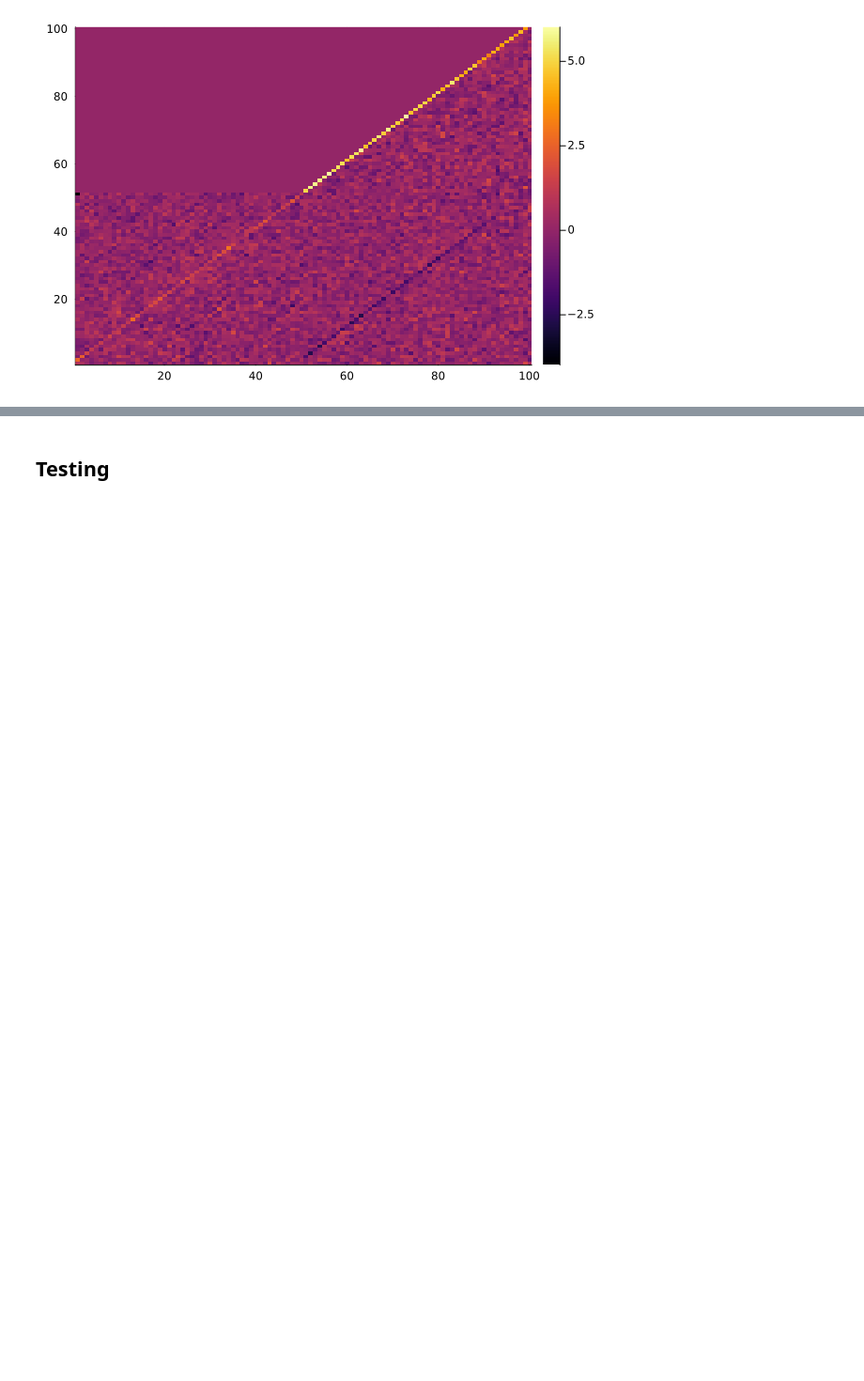
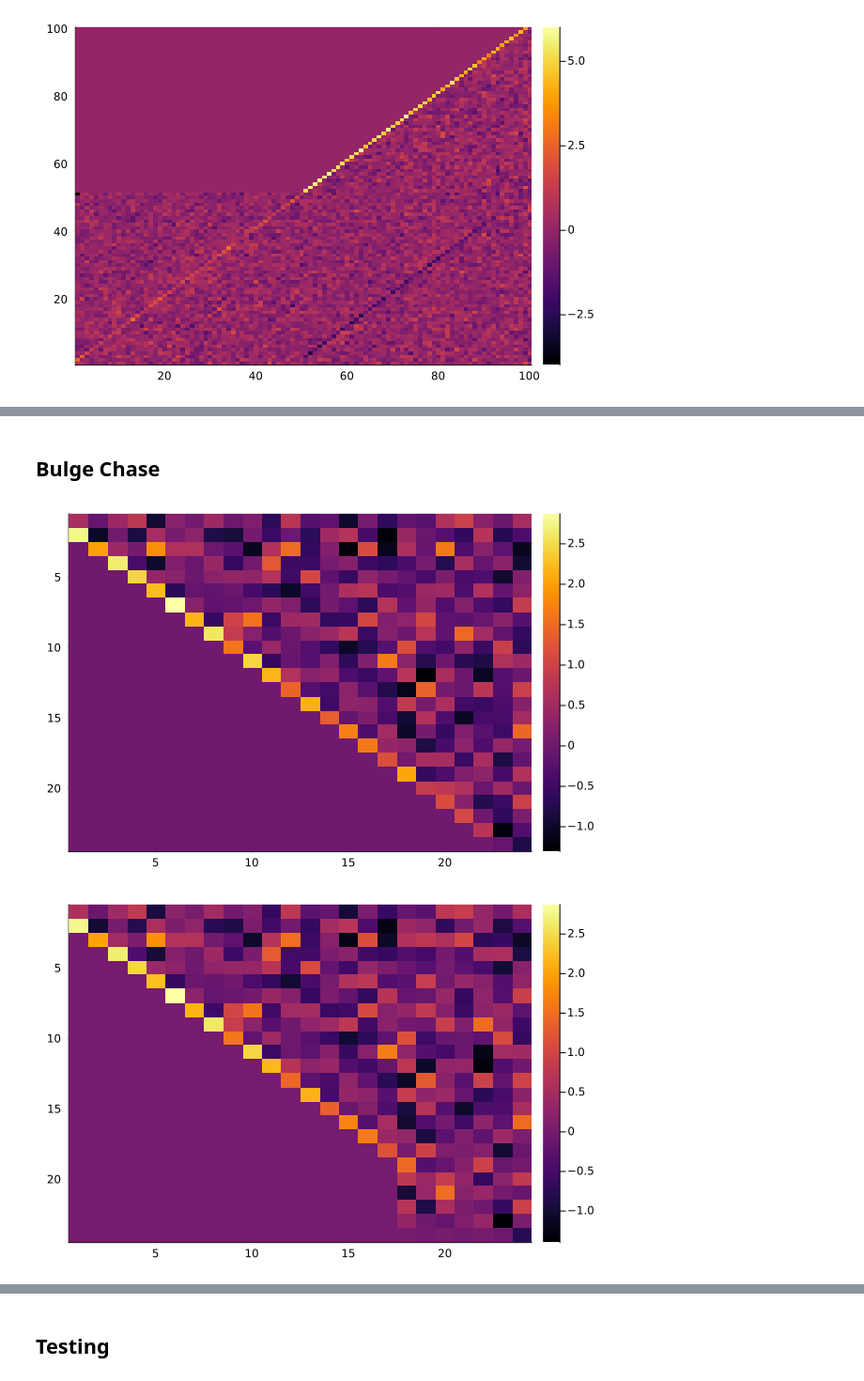
Before and after one commit to Irrodrig05/MA2600, a Jupyter notebook: HessenbergAssignment.ipynb, the cells around one changed output, grey strips where cells are left out. Shown at 94% size. Saved outputs shown, nothing was run; the diff lists cells and outputs as text; code cells hidden in the pictures; blank space fills up the shorter version.

```diff
--- a/HessenbergAssignment.ipynb
+++ b/HessenbergAssignment.ipynb
@@ -211,0 +300,23 @@ heatmap(G)
+# %% [markdown]
+## Bulge Chase
+# %%
+# Chase the bulge -- This cell uses the variables defined in the
+#                    previous cell.
+
+for i in 1:(m + 2 - 2 * p)
+    u = B[:, i];
+    u[1 : i] *= 0;
+    u[i + 1] -= norm(u);
+    u = normalize(u);
+    Q = I - 2.0 * kron(u, u');
+    B = Q * H * Q';  # Find a Julia replacement for Chop[]
+end
+
+norm(eigvals(B) - eigvals(A))
+
+# Display results
+display(heatmap(H, y_flip = true))
+display(heatmap(B, y_flip = true))
+# %% [output]
+[figure, added]
+[figure, added]
```
Also changed, not shown: parts of 6 cells of this notebook.
